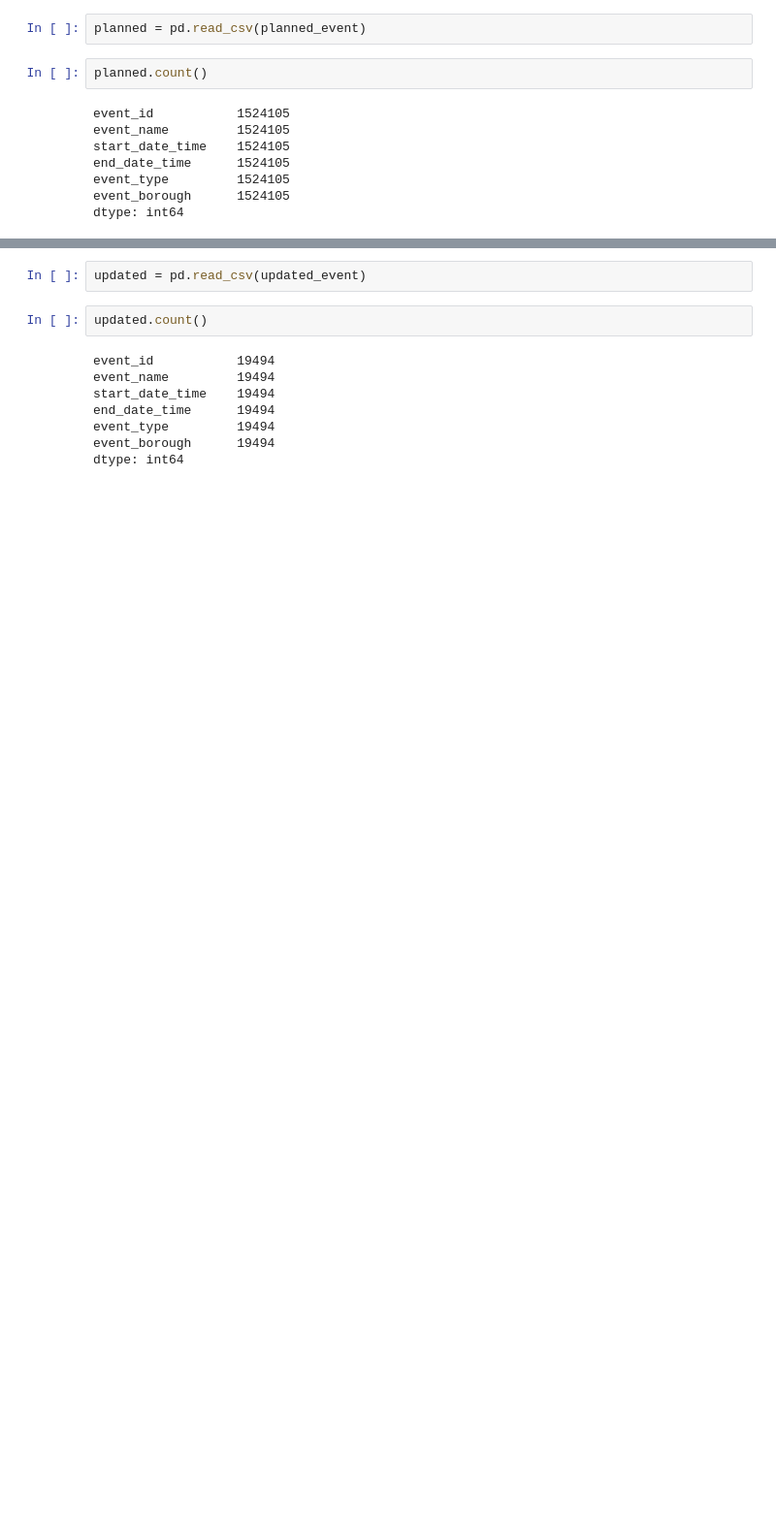
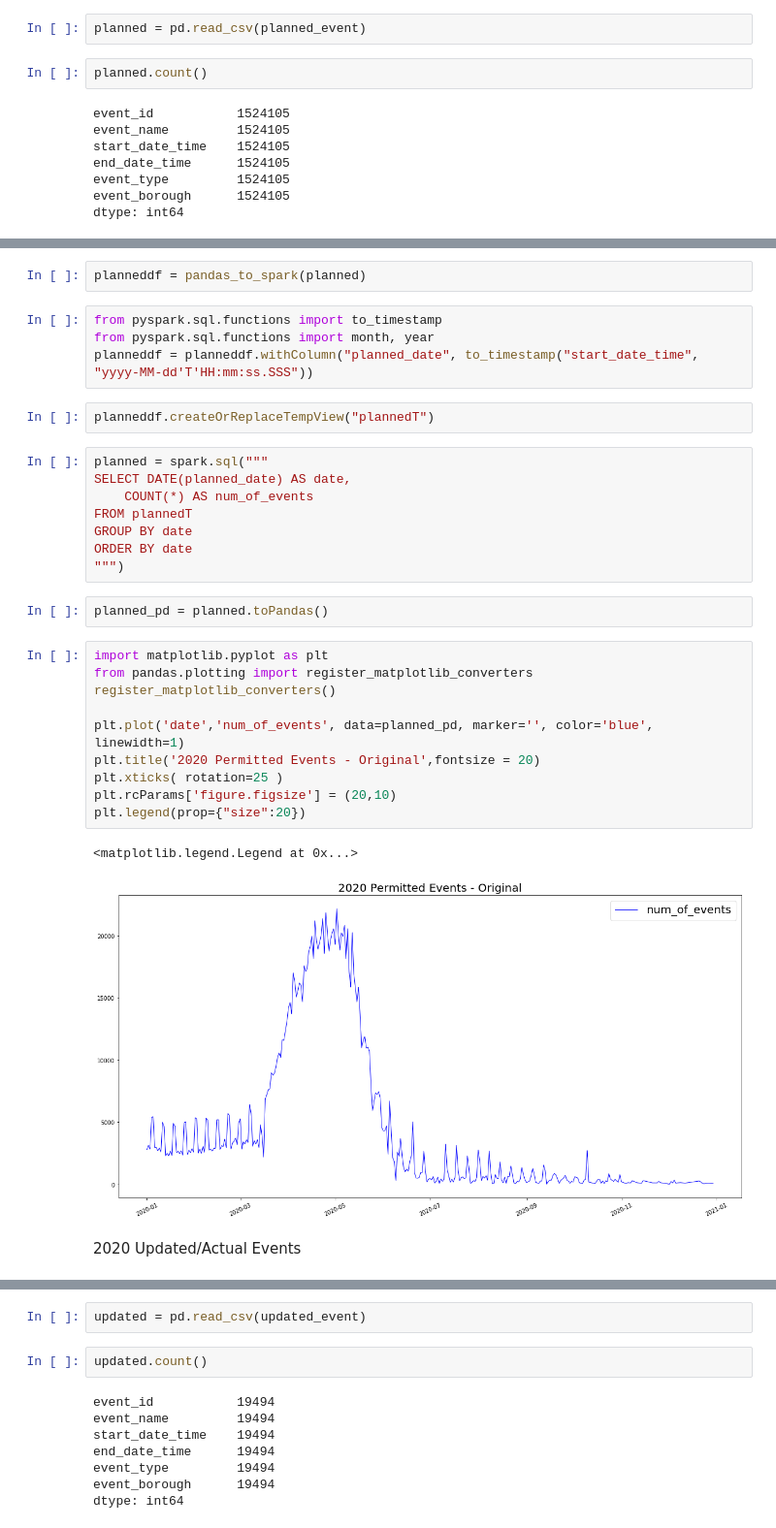
Before and after one commit to ArcZz/Nyc_Cov19_project, a Jupyter notebook: permitted_events.ipynb, the cells around one changed output, grey strips where cells are left out. Shown at 97% size. Cells and saved outputs as stored; diff of their text form; blank space fills up the shorter version.

```diff
--- a/permitted_events.ipynb
+++ b/permitted_events.ipynb
@@ -66 +34,34 @@ dtype: object
+# %%
+planneddf = pandas_to_spark(planned)
+# %%
+from pyspark.sql.functions import to_timestamp
+from pyspark.sql.functions import month, year
+planneddf = planneddf.withColumn("planned_date", to_timestamp("start_date_time", "yyyy-MM-dd'T'HH:mm:ss.SSS"))
+# %%
+planneddf.createOrReplaceTempView("plannedT")
+# %%
+planned = spark.sql("""
+SELECT DATE(planned_date) AS date,
+    COUNT(*) AS num_of_events
+FROM plannedT
+GROUP BY date
+ORDER BY date
+""")
+# %%
+planned_pd = planned.toPandas()
+# %%
+import matplotlib.pyplot as plt
+from pandas.plotting import register_matplotlib_converters
+register_matplotlib_converters()
+
+plt.plot('date','num_of_events', data=planned_pd, marker='', color='blue', linewidth=1)
+plt.title('2020 Permitted Events - Original',fontsize = 20)
+plt.xticks( rotation=25 )
+plt.rcParams['figure.figsize'] = (20,10)
+plt.legend(prop={"size":20})
+# %% [output]
+<matplotlib.legend.Legend at 0x...>
+[figure, added]
+# %% [markdown]
+2020 Updated/Actual Events
 # %%
```
Also changed, not shown: parts of 37 cells of this notebook, 1 other file.
